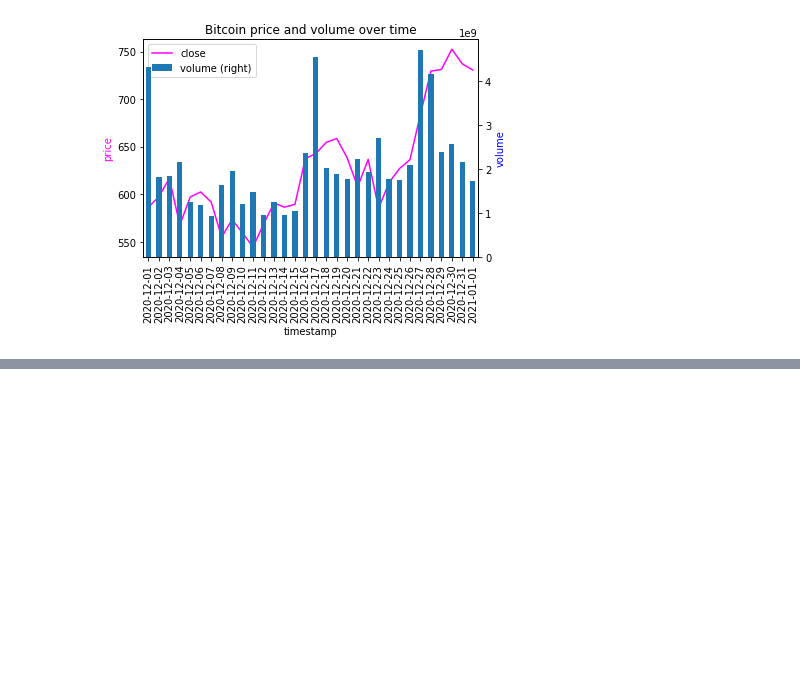
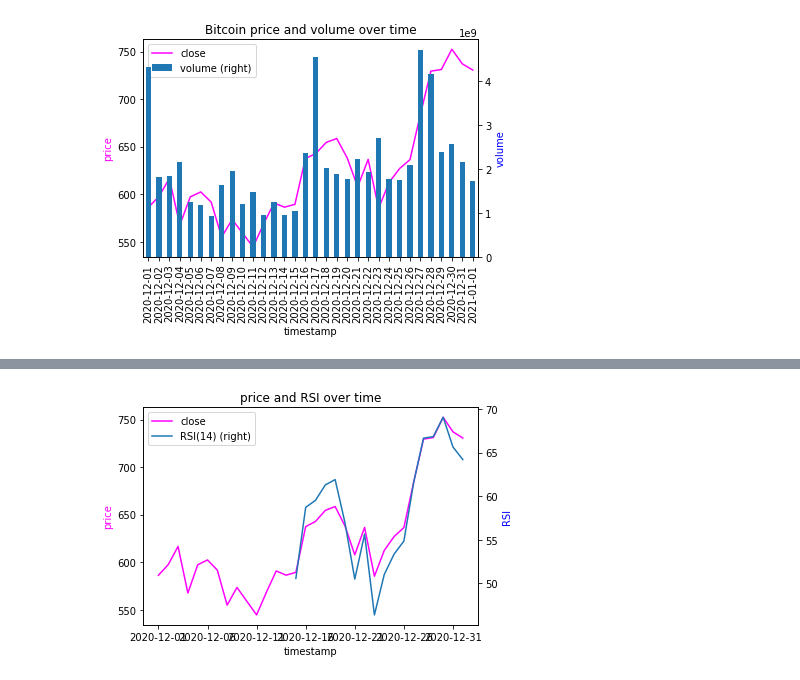
Before and after one commit to maximo/crypto-analysis, a Jupyter notebook: Messari_time_series.ipynb, the cells around one changed output, grey strips where cells are left out. Saved outputs shown, nothing was run; the diff lists cells and outputs as text; code cells hidden in the pictures; blank space fills up the shorter version.

```diff
--- a/Messari_time_series.ipynb
+++ b/Messari_time_series.ipynb
@@ -3,11 +3,12 @@
 # %%
 import pandas as pd
 
+crypto = "eth"
 start = "start=2020-12-01"
 end = "&end=2021-01-01"
 columns = "&columns=timestamp,close,volume"
 interval = "&interval=1d"
-url = "https://data.messari.io/api/v1/assets/eth/metrics/price/time-series?" + start + end + interval + "&format=csv"
+url = f"https://data.messari.io/api/v1/assets/{crypto}/metrics/price/time-series?{start}{end}{interval}&format=csv"
 
 pd.set_option("display.max_columns", None)
 df = pd.read_csv(url)
@@ -56,0 +86,3 @@ plt.show()
+# %%
+rsi_df = df[['timestamp']]
+rsi_df.head()
@@ -56,0 +96,5 @@ plt.show()
+# %%
+import talib
+
+rsi_df['RSI(14)'] = talib.RSI(df['close'].values, timeperiod=14)
+rsi_df.tail()
@@ -56,0 +113,11 @@ plt.show()
+# %%
+
+ax = df.plot(x="timestamp", y="close", color="magenta")
+ax.set_ylabel("price", color="magenta")
+ax2 = rsi_df.plot(x="timestamp", y="RSI(14)", secondary_y=True, ax=ax)
+ax2.set_ylabel("RSI", color="blue")
+
+plt.title("price and RSI over time")
+plt.show()
+# %% [output]
+[figure, added]
```
Also changed, not shown: parts of 3 cells of this notebook.
